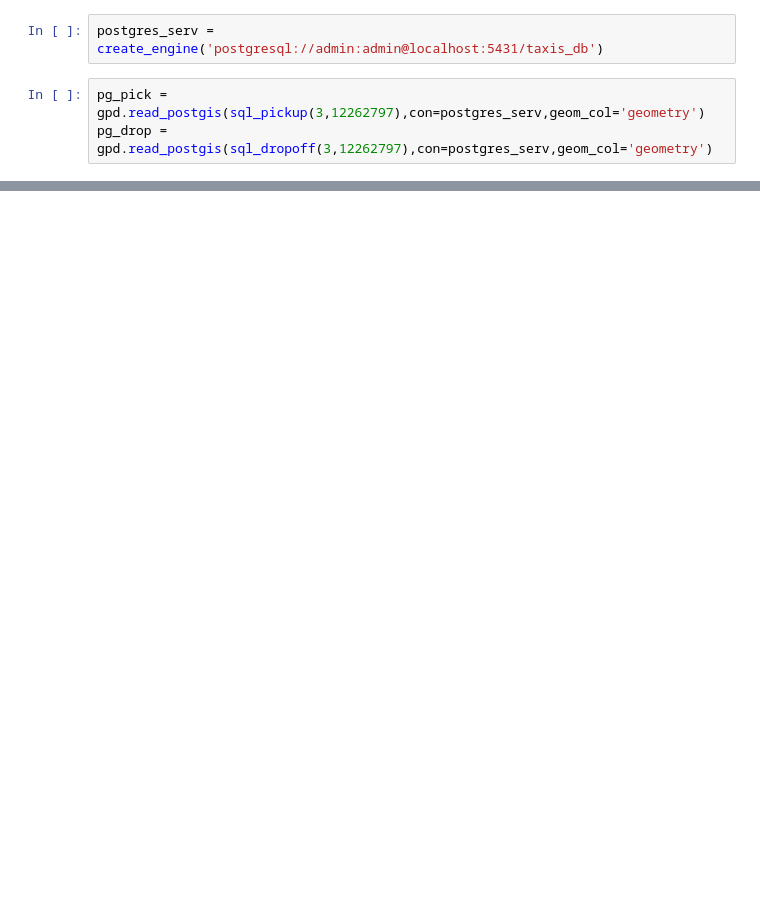
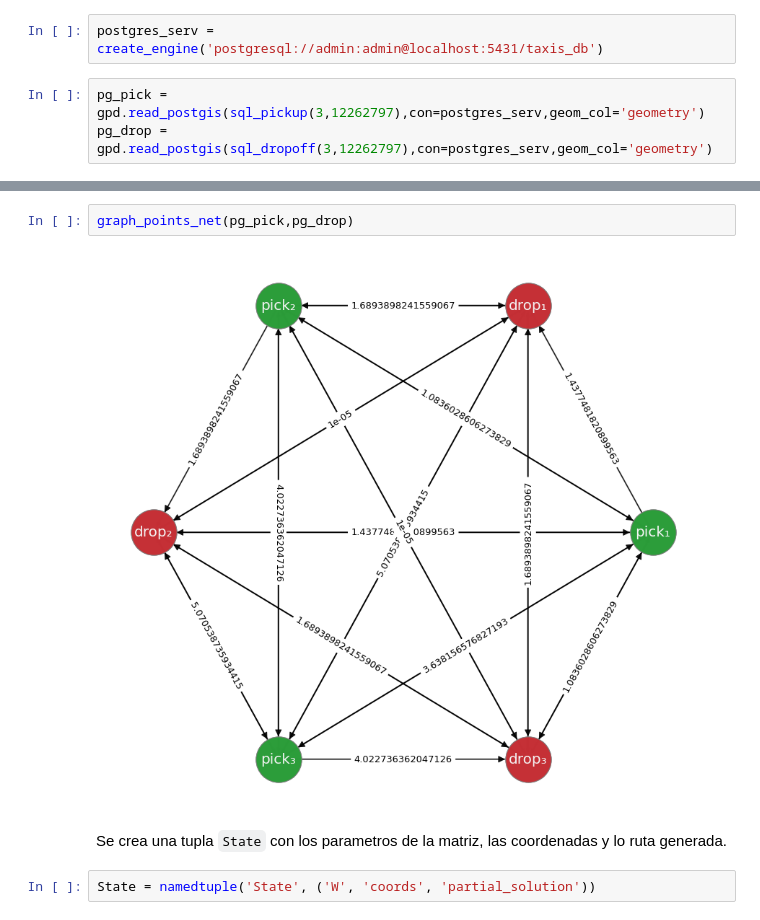
Before and after one commit to BrandPM18/taxiTripRL, a Jupyter notebook: graph_rl.ipynb, the cells around one changed output, grey strips where cells are left out. Drawn from its saved outputs; the diff is of its cells as text; blank space fills up the shorter version.

```diff
--- a/graph_rl.ipynb
+++ b/graph_rl.ipynb
@@ -18,0 +111,8 @@ pg_drop = gpd.read_postgis(sql_dropoff(3,12262797),con=postgres_serv,geom_col='g
+# %%
+graph_points_net(pg_pick,pg_drop)
+# %% [output]
+[figure, added]
+# %% [markdown]
+Se crea una tupla `State` con los parametros de la matriz, las coordenadas y lo ruta generada.
+# %%
+State = namedtuple('State', ('W', 'coords', 'partial_solution'))
```
Also changed, not shown: parts of 30 cells of this notebook, 2 other files.
